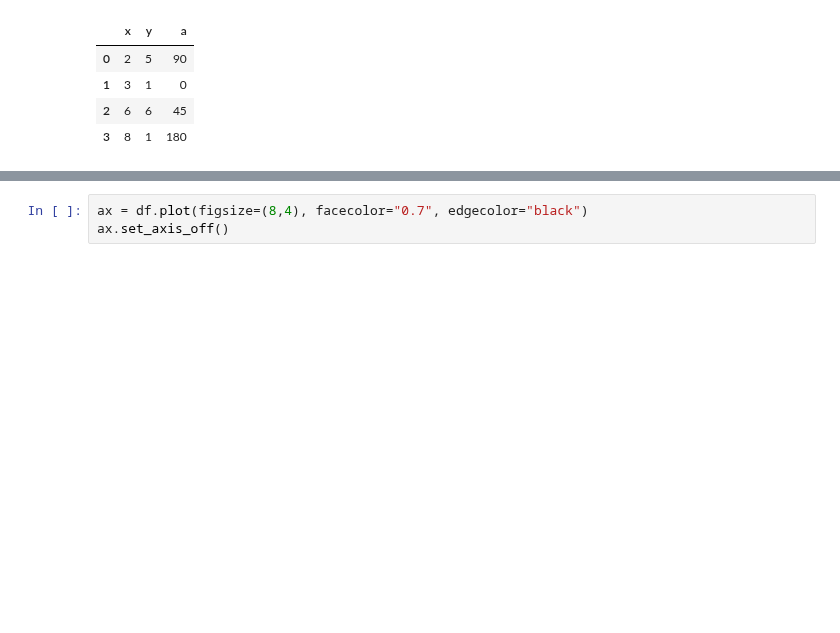
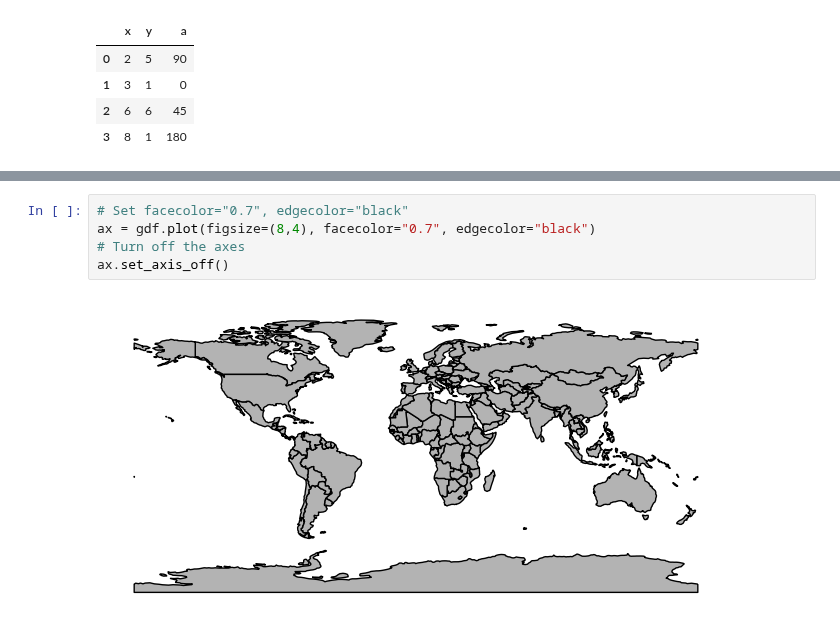
Before and after one commit to msyamkumar/cs320-lecture-notes, a Jupyter notebook: lec_26_Visualization_2/lecture.ipynb, the cells around one changed output, grey strips where cells are left out. Drawn from its saved outputs; the diff is of its cells as text; blank space fills up the shorter version.

```diff
--- a/lec_26_Visualization_2/lecture.ipynb
+++ b/lec_26_Visualization_2/lecture.ipynb
@@ -184,4 +280,8 @@ ax.set_axis_off()
 # %%
-ax = df.plot(figsize=(8,4), facecolor="0.7", edgecolor="black")
+# Set facecolor="0.7", edgecolor="black"
+ax = gdf.plot(figsize=(8,4), facecolor="0.7", edgecolor="black")
+# Turn off the axes
 ax.set_axis_off()
+# %% [output]
+[figure, added]
 # %%
```
Also changed, not shown: parts of 40 cells of this notebook, 1 other file.
